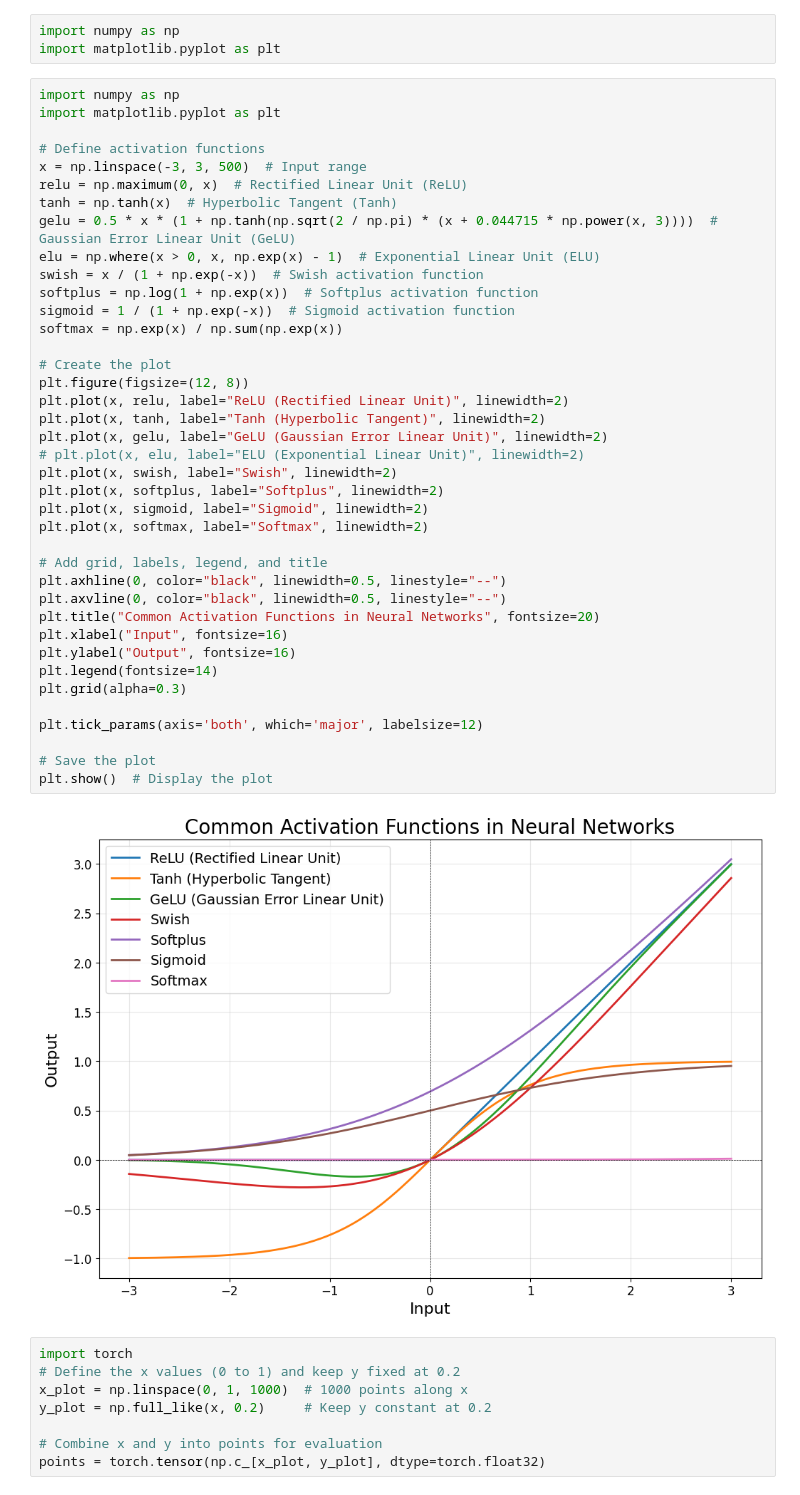
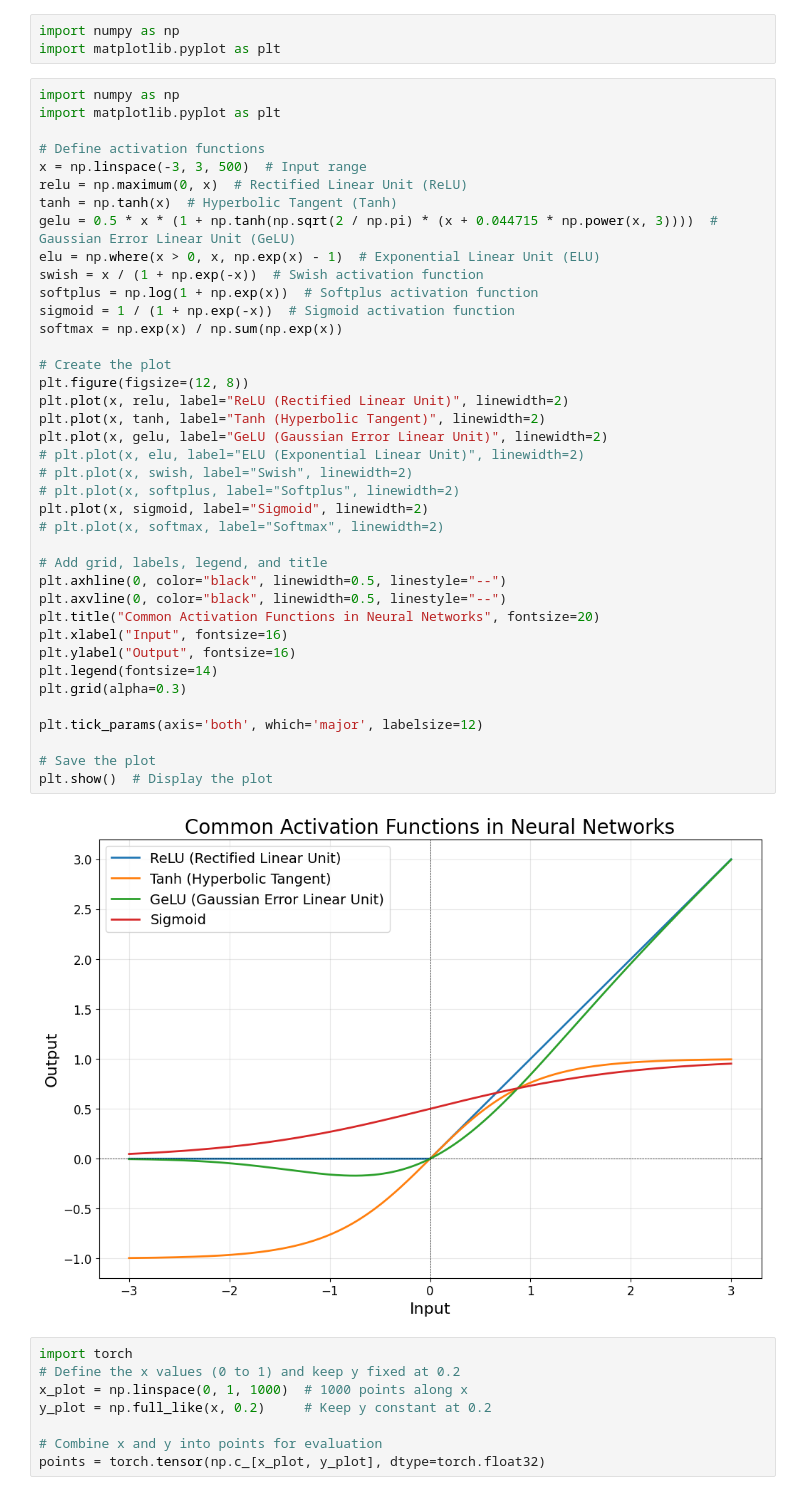
Before and after one commit to jolu2111/Prosjektoppgave, a Jupyter notebook: Plotting_report.ipynb, the cells around one changed output. Drawn from its saved outputs; the diff is of its cells as text.

```diff
--- a/Plotting_report.ipynb
+++ b/Plotting_report.ipynb
@@ -11,37 +11,37 @@ relu = np.maximum(0, x)  # Rectified Linear Unit (ReLU)
 tanh = np.tanh(x)  # Hyperbolic Tangent (Tanh)
 gelu = 0.5 * x * (1 + np.tanh(np.sqrt(2 / np.pi) * (x + 0.044715 * np.power(x, 3))))  # Gaussian Error Linear Unit (GeLU)
 elu = np.where(x > 0, x, np.exp(x) - 1)  # Exponential Linear Unit (ELU)
 swish = x / (1 + np.exp(-x))  # Swish activation function
 softplus = np.log(1 + np.exp(x))  # Softplus activation function
 sigmoid = 1 / (1 + np.exp(-x))  # Sigmoid activation function
 softmax = np.exp(x) / np.sum(np.exp(x))
 
 # Create the plot
 plt.figure(figsize=(12, 8))
 plt.plot(x, relu, label="ReLU (Rectified Linear Unit)", linewidth=2)
 plt.plot(x, tanh, label="Tanh (Hyperbolic Tangent)", linewidth=2)
 plt.plot(x, gelu, label="GeLU (Gaussian Error Linear Unit)", linewidth=2)
 # plt.plot(x, elu, label="ELU (Exponential Linear Unit)", linewidth=2)
-plt.plot(x, swish, label="Swish", linewidth=2)
-plt.plot(x, softplus, label="Softplus", linewidth=2)
+# plt.plot(x, swish, label="Swish", linewidth=2)
+# plt.plot(x, softplus, label="Softplus", linewidth=2)
 plt.plot(x, sigmoid, label="Sigmoid", linewidth=2)
-plt.plot(x, softmax, label="Softmax", linewidth=2)
+# plt.plot(x, softmax, label="Softmax", linewidth=2)
 
 # Add grid, labels, legend, and title
 plt.axhline(0, color="black", linewidth=0.5, linestyle="--")
 plt.axvline(0, color="black", linewidth=0.5, linestyle="--")
 plt.title("Common Activation Functions in Neural Networks", fontsize=20)
 plt.xlabel("Input", fontsize=16)
 plt.ylabel("Output", fontsize=16)
 plt.legend(fontsize=14)
 plt.grid(alpha=0.3)
 
 plt.tick_params(axis='both', which='major', labelsize=12)
 
 # Save the plot
 plt.show()  # Display the plot
 # %% [output]
-[figure, old version]
+[figure, new version]
 # %%
 import torch
 # Define the x values (0 to 1) and keep y fixed at 0.2
```
Also changed, not shown: 5 other files.
